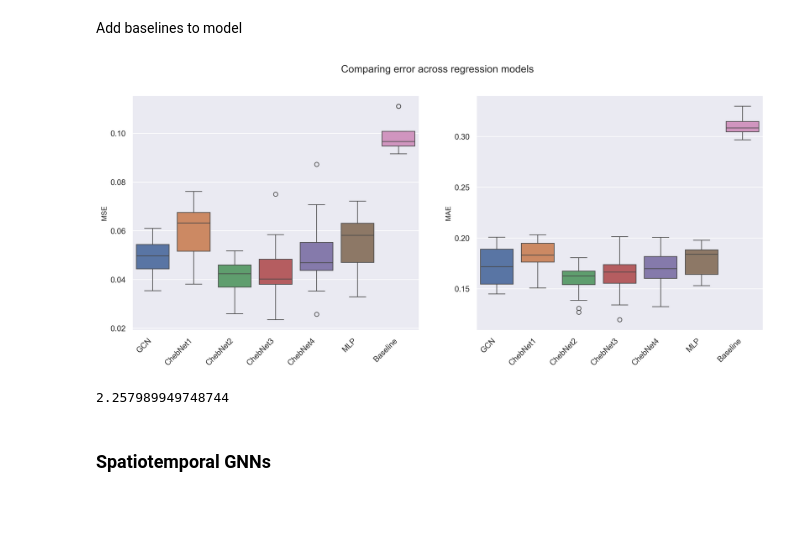
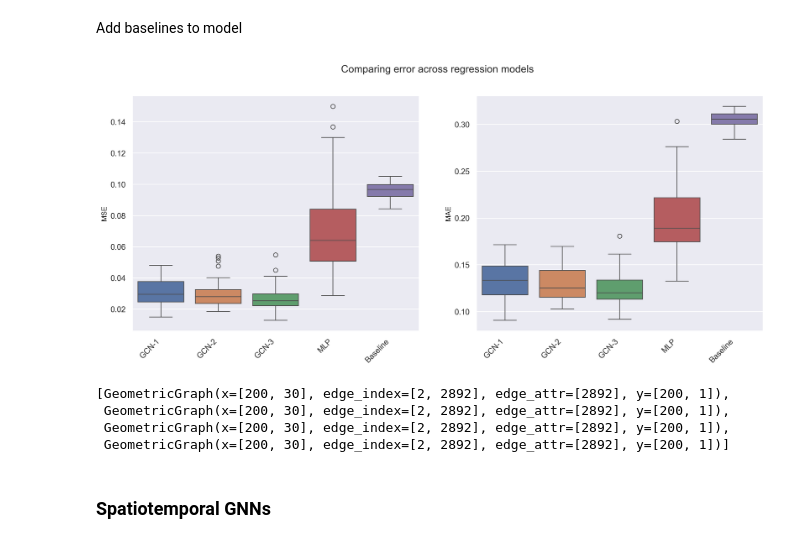
Before and after one commit to hans-riess/pygsig, a Jupyter notebook: brownian.ipynb, the cells around one changed output. Cells and saved outputs as stored; diff of their text form; code cells hidden in the pictures; blank space fills up the shorter version.

```diff
--- a/brownian.ipynb
+++ b/brownian.ipynb
@@ -112,3 +126,5 @@ torch.save(seq_dataset,'datasets/brownian/brownian.pt')
+# %%
+seq_dataset = torch.load('datasets/brownian/brownian.pt')
 # %% [markdown]
 Plot trajectories
 # %%
@@ -180,7 +194,7 @@ import torch_geometric.transforms as T
 import pygsig.graph
 import pygsig.models
 import pygsig.signature
-from pygsig.models import GCNRegression, MLPRegression, ChebNetRegression
+from pygsig.models import GCNRegression, MLPRegression
 from pygsig.graph import StaticGraphTemporalSignal, split_nodes
 from pygsig.signature import SignatureFeatures
 
@@ -195,40 +209,46 @@ dataset = []
 for seq in seq_dataset:
     signature_transform = SignatureFeatures(sig_depth=signature_depth, normalize=True, log_signature=False,augment=False)
     dataset.append(signature_transform(seq))
-data = dataset[0]
 
-num_splits = 4
+num_nodes = dataset[0].num_nodes
+dim = dataset[0].num_node_features
+num_splits = 4 # split the data into 4 groups
 num_runs = len(dataset)
-num_trials = 5
-num_epochs = 4000
+num_trials = 4
+num_epochs = 2000
 
 learning_rate = 1e-3
 lasso = 0
-num_hidden = 16
+num_hidden = 64
 
 print_during_training = False
 
 # initialize models
 models = []
-models += [GCNRegression(num_channels=[data.num_node_features, num_hidden, 1])]
-models += [ChebNetRegression(num_channels=[data.num_node_features, num_hidden, 1], K=k) for k in [1,2,3,4]]
-models += [MLPRegression(num_channels=[data.num_node_features, num_hidden, 1])]
+models += [GCNRegression(num_channels=[dataset[0].num_node_features, num_hidden, 1])]
+models += [GCNRegression(num_channels=[dataset[0].num_node_features, num_hidden,num_hidden, 1])]
+models += [GCNRegression(num_channels=[dataset[0].num_node_features, num_hidden,num_hidden,num_hidden, 1])]
+models += [MLPRegression(num_channels=[dataset[0].num_node_features, num_hidden, 1])]
+
+model_names = ['GCN-1','GCN-2','GCN-3','MLP']
 
 mse_models = []
 mae_models = []
 
-for model in models:
+for model_number,model in enumerate(models):
     print(f'Model: {model._get_name()}')
     print(f"Number of parameters: {sum(p.numel() for p in model.parameters() if p.requires_grad)}")
-    criterion = nn.MSELoss()
-    optimizer = torch.optim.Adam(model.parameters(), lr=learning_rate,weight_decay=lasso)
-    train_losses = np.zeros([num_splits, num_runs, num_trials, num_epochs])
+    print(f"Signature depth: {signature_depth}")
+    print(f"Splits: {num_splits}, Trials: {num_trials}, Runs: {num_runs}, Epochs: {num_epochs}")
+    criterion = nn.MSELoss() # loss function
+    optimizer = torch.optim.Adam(model.parameters(), lr=learning_rate,weight_decay=lasso) # optimizer
+    train_losses = np.zeros([num_splits, num_runs, num_trials, num_epochs]) # array storing the train loss for each split, run, trial, epoch
     eval_losses = np.zeros([num_splits, num_runs, num_trials, num_epochs])
     mse = np.zeros([num_splits, num_runs, num_trials])
     mae = np.zeros([num_splits, num_runs, num_trials])
 
     with tqdm(total=num_splits*num_runs*num_trials, disable=print_during_training) as pbar:
-        splits = split_nodes(num_nodes, num_splits,seed=31)
+        splits = split_nodes(num_nodes, num_splits,seed=29)
         for split in range(num_splits):
             train_indices, eval_indices, test_indices = splits[split]
             train_mask = torch.zeros(num_nodes, dtype=torch.bool)
@@ -255,8 +275,9 @@ for model in models:
                             train_losses[split, run, trial, epoch] = train_loss.item()
                             eval_losses[split, run, trial, epoch] = eval_loss.item()
                         if epoch % 10 == 0 and print_during_training:
-                            print(f'Split {split}, Run {run}, Trial {trial}, Epoch {epoch}, Train MSE Loss: {train_loss.item():.4f}, Test MSE Loss: {eval_loss.item():.4f}')
+                            print(f'Split {split}, Run {run}, Trial {trial}, Epoch {epoch}, Train MSE Loss: {train_loss.item():.4f}, Evaulation MSE Loss: {eval_loss.item():.4f}')
                     pbar.update(1)
+                    # compute the errors on the testing loss after the last epoch
                     with torch.no_grad():
                         out = model(data.x, data.edge_index)
                         mse[split, run, trial] = mean_squared_error(data.y[test_mask], out[test_mask])
@@ -351,36 +354,39 @@ MAE = np.concatenate([MAE,np.array(mae_base)],axis=0)
 # %%
 import seaborn as sns
 import matplotlib.pyplot as plt
 
-model_names = [ 'GCN','ChebNet1','ChebNet2','ChebNet3','ChebNet4', 'MLP', 'Baseline']
+model_names = ['GCN-1','GCN-2','GCN-3','MLP','Baseline']
 
 box_mse = np.reshape(MSE,(-1,num_splits*num_runs*num_trials))
 box_mae = np.reshape(MAE,(-1,num_splits*num_runs*num_trials))
 
 # Set the seaborn theme
 sns.set_theme(style="darkgrid")
 
 # Create subplots with 1 row and 2 columns
 fig, (axis1, axis2) = plt.subplots(1, 2, figsize=(16, 6),dpi=300)
 
 # Plot MSE
 sns.boxplot(data=[box_mse[i] for i in range(len(model_names))], ax=axis1)
 axis1.set_ylabel('MSE', fontsize=10)  # Set the font size for the y-axis label
 axis1.set_xticklabels(model_names, rotation=45, ha='right')  # Set the x-axis tick labels
 
 # Plot MAE
 sns.boxplot(data=[box_mae[i] for i in range(len(model_names))], ax=axis2)
 axis2.set_ylabel('MAE', fontsize=10)  # Set the font size for the y-axis label
 axis2.set_xticklabels(model_names, rotation=45, ha='right')  # Set the x-axis tick labels
 
 fig.suptitle('Comparing error across regression models')
 plt.show()
 # %% [output]
-[figure, old version]
+[figure, new version]
-# %%
-nx.average_shortest_path_length(graph)
-# %% [output]
-2.257989949748744
+# %%
+dataset
+# %% [output]
+[GeometricGraph(x=[200, 30], edge_index=[2, 2892], edge_attr=[2892], y=[200, 1]),
+ GeometricGraph(x=[200, 30], edge_index=[2, 2892], edge_attr=[2892], y=[200, 1]),
+ GeometricGraph(x=[200, 30], edge_index=[2, 2892], edge_attr=[2892], y=[200, 1]),
+ GeometricGraph(x=[200, 30], edge_index=[2, 2892], edge_attr=[2892], y=[200, 1])]
 # %% [markdown]
 ### Spatiotemporal GNNs
 # %%
```
Also changed, not shown: parts of 7 cells of this notebook, 4 other files.
